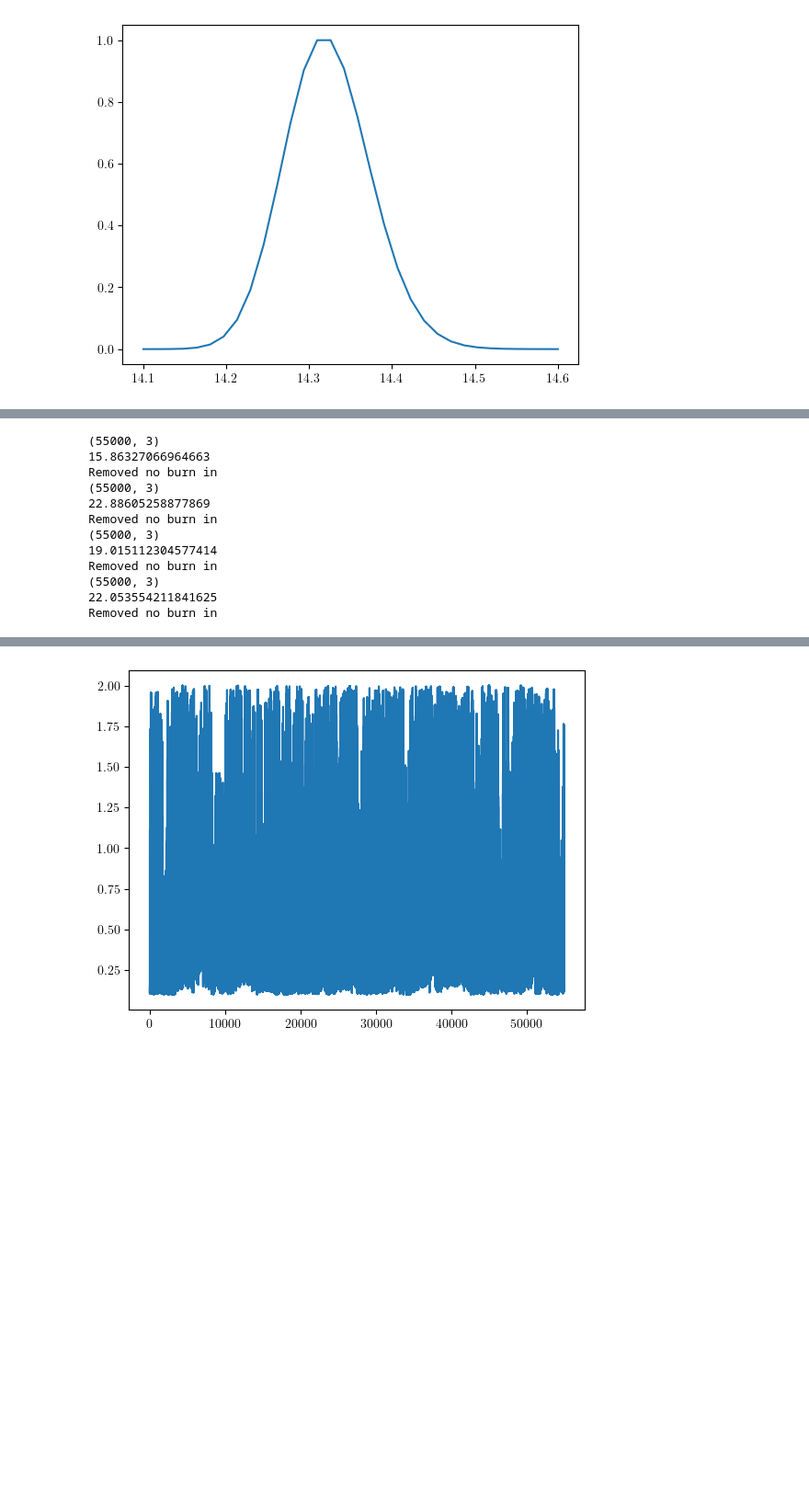
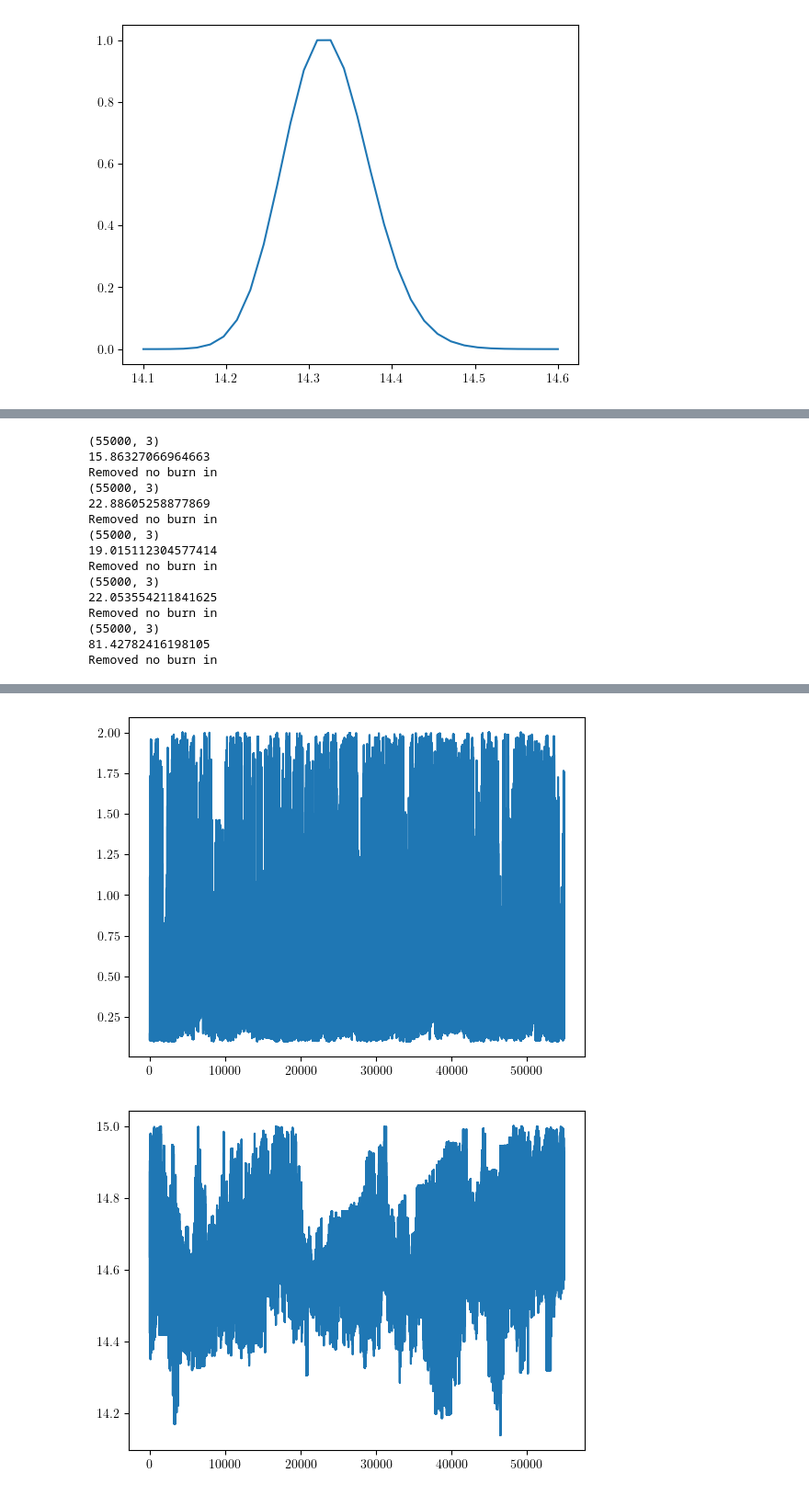
Before and after one commit to Cosmotheka/Cosmotheka_likelihoods, a Jupyter notebook: papers/ROSATx/LikelihoodExample.ipynb, the cells around one changed output, grey strips where cells are left out. Shown at 92% size. Cells and saved outputs as stored; diff of their text form; code cells hidden in the pictures; blank space fills up the shorter version.

```diff
--- a/papers/ROSATx/LikelihoodExample.ipynb
+++ b/papers/ROSATx/LikelihoodExample.ipynb
@@ -321,37 +320,41 @@ WARNING:root:auto bandwidth for alpha_T very small or failed (h=0.00041374677938
 # %%
 samples = {}
-for name in [f'bin{j}' for j in range(4)]:#+['all']:
+for name in [f'bin{j}' for j in range(4)]+['all']:
     d = np.load(f"chain_Mc_aT_etab_Y3_{name}.npz")
     chain = d['chain'][5000:]
     print(chain.shape)
     print(np.amin(-2*d['probs']))
     for i in range(2):
         plt.figure()
         plt.plot(chain[:, i])
     samp = MCSamples(samples=chain,
                      names=['Mc', 'alpha_T', 'eta_b'],
-                     ranges=[[13, 15], [0.1, 2.0], [0.1, 2.0]],
+                     ranges=[[13, 15], [0.2, 2.0], [0.1, 2.0]],
                      labels=[r'$\log_{10}M_c$', r'$\alpha_T$', r'$\eta_b$'])
     samp.smooth_scale_2D=0.3
     samples[name] = samp
 # %% [output]
 (55000, 3)
 15.86327066964663
 Removed no burn in
 (55000, 3)
 22.88605258877869
 Removed no burn in
 (55000, 3)
 19.015112304577414
 Removed no burn in
 (55000, 3)
 22.053554211841625
 Removed no burn in
+(55000, 3)
+81.42782416198105
+Removed no burn in
 [figure]
 [figure]
 [figure]
 [figure]
 [figure]
 [figure]
 [figure]
 [figure]
+[figure, added]
```
Also changed, not shown: parts of 8 cells of this notebook, 1 other file.
